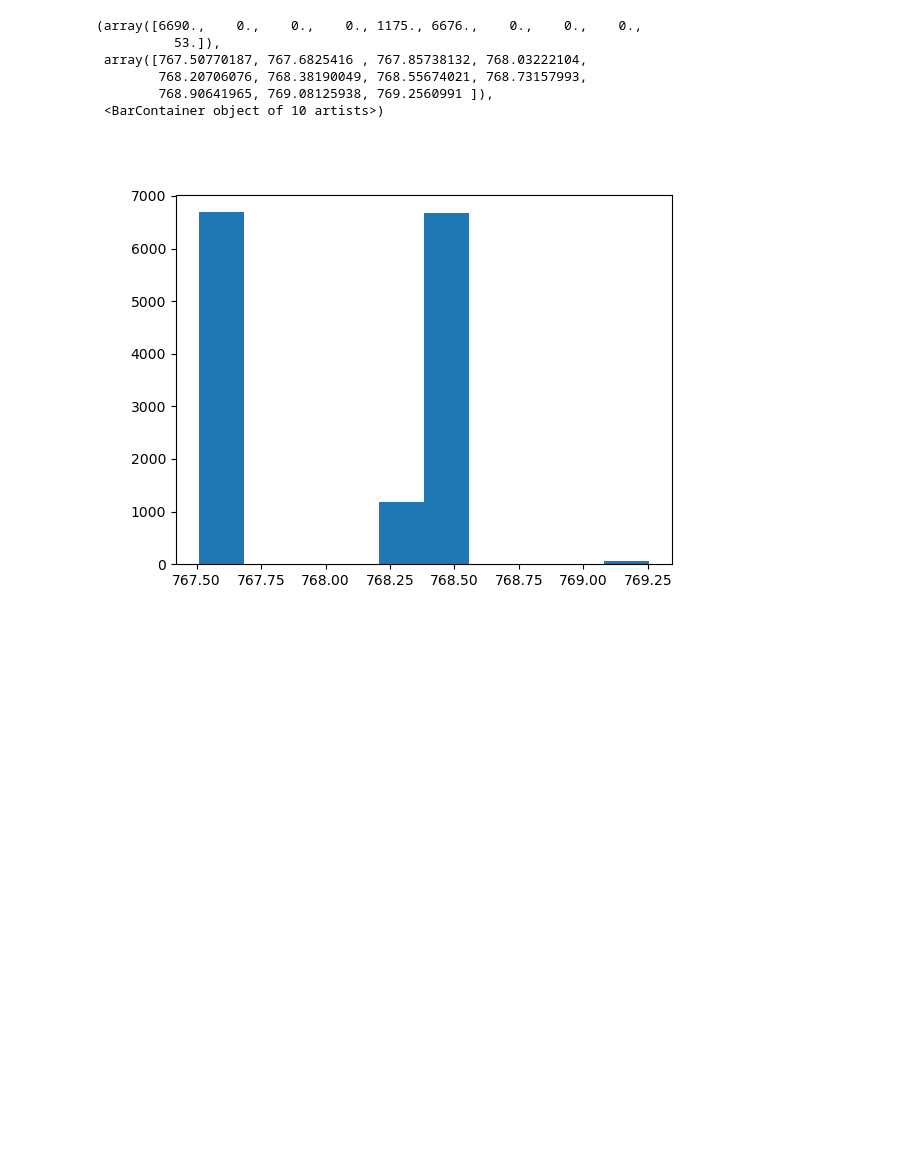
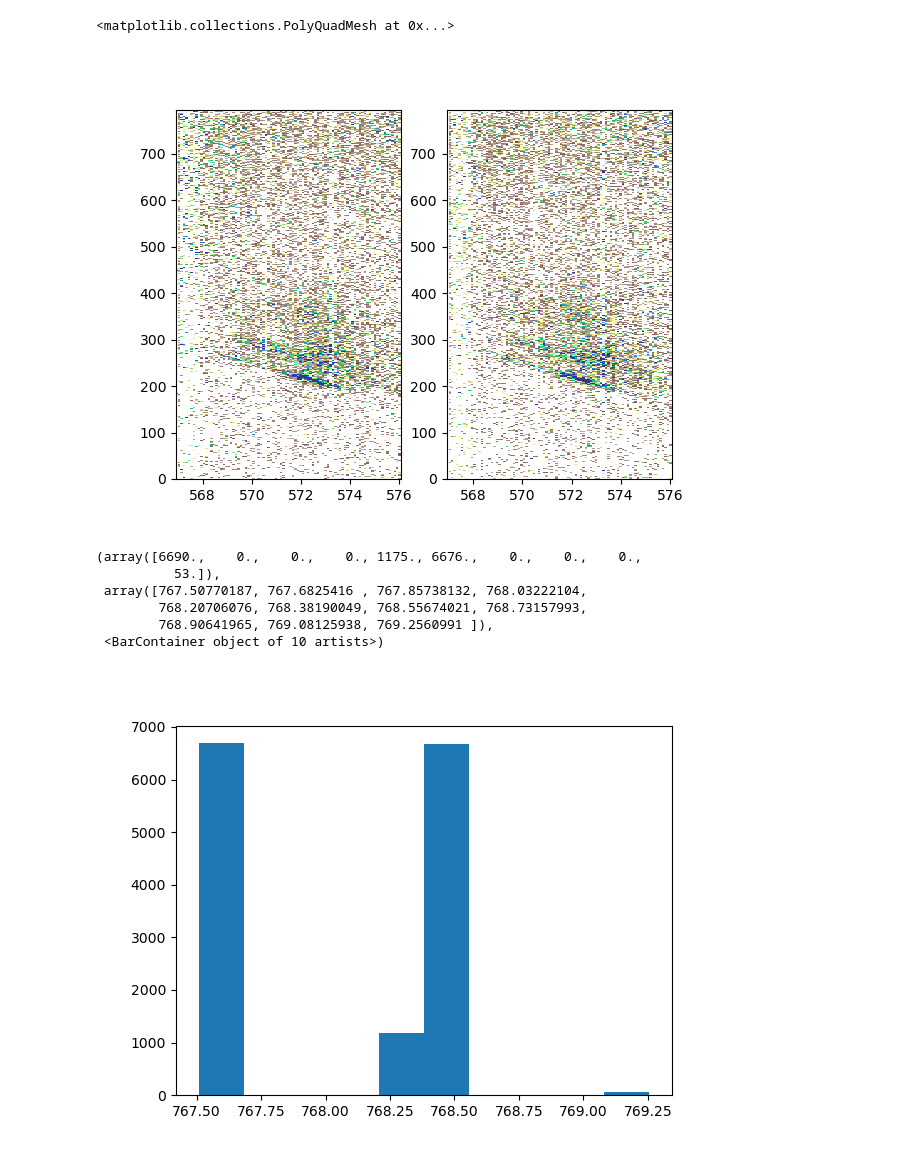
Before and after one commit to AmkeNimm/DataAcceleratorChemRIXS, a Jupyter notebook: jupyter_notebook/test.ipynb, the cells around one changed output. Cells and saved outputs as stored; diff of their text form; code cells hidden in the pictures; blank space fills up the shorter version.

```diff
--- a/jupyter_notebook/test.ipynb
+++ b/jupyter_notebook/test.ipynb
@@ -159,3 +84,11 @@ ax.plot(red.scanvar_on,red.axis_svls_on_mean)
+# %%
+
+fig,ax=plt.subplots(1,2)
+ax[0].pcolor(red.scanvar_on,np.arange(red.axis_svls_on_mean.shape[1]),red.axis_svls_on_mean.T,cmap='terrain_r',vmin=-0,vmax=np.max(red.axis_svls_off_mean)/10)
+ax[1].pcolor(red.scanvar_off,np.arange(red.axis_svls_off_mean.shape[1]),red.axis_svls_off_mean.T,cmap='terrain_r',vmin=0,vmax=np.max(red.axis_svls_off_mean)/10)
+# %% [output]
+<matplotlib.collections.PolyQuadMesh at 0x...>
+[figure, added]
 # %%
 fig,ax=plt.subplots(1,1)
 ax.hist(red.data.integrating.andor_vls.mono[onmask])
```
Also changed, not shown: parts of 10 cells of this notebook, 1 other file.
